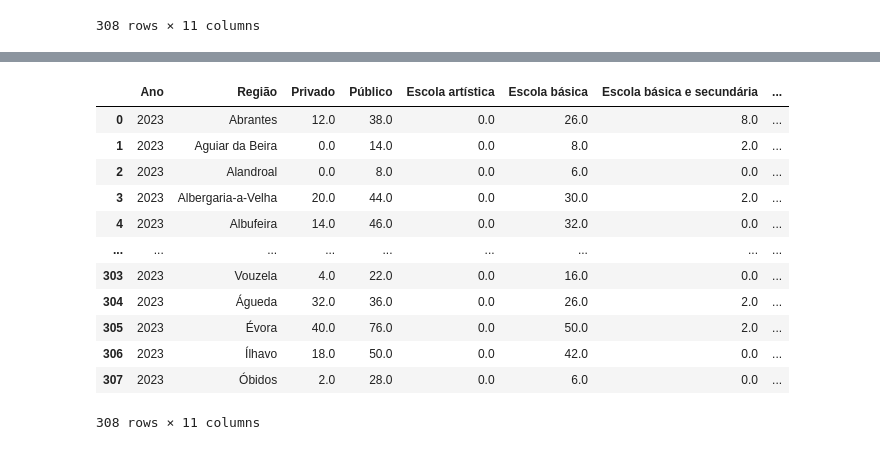
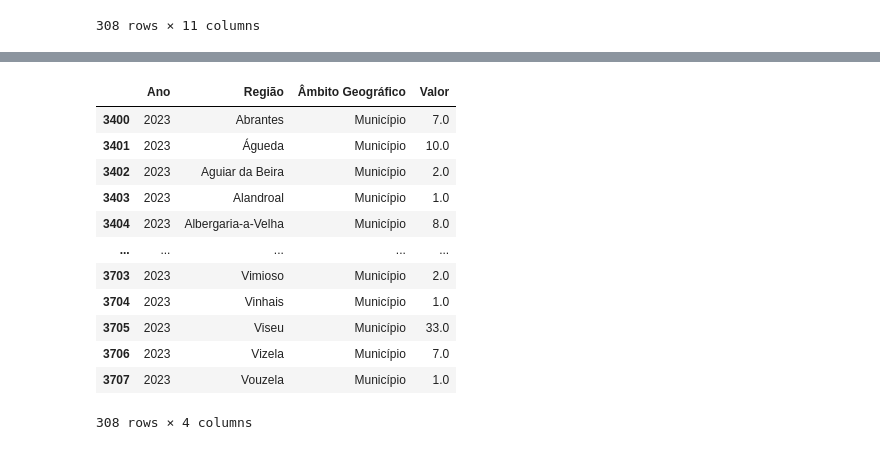
Before and after one commit to johnosd/MPAlugueisLisboa, a Jupyter notebook: src/PordataPt/test_PorData_Process.ipynb, the cells around one changed output, grey strips where cells are left out. Cells and saved outputs as stored; diff of their text form; code cells hidden in the pictures.

```diff
--- a/src/PordataPt/test_PorData_Process.ipynb
+++ b/src/PordataPt/test_PorData_Process.ipynb
@@ -556,16 +1066,18 @@ df_edu_escola_final.rename(columns={'Total_y': 'Total Estabelecimentos'}, inplac
 # %%
-df_edu_escola_final
+df_econ_estabelecimentos_bancos = find_df_by_name(dataframes, '295-estabelecimentos-de-bancos-caixas-economicas-e-caixas')
+df_econ_estabelecimentos_bancos = trata_econ_bancos(df_econ_estabelecimentos_bancos)
+df_econ_estabelecimentos_bancos
 # %% [output]
-|  | Ano | Região | Privado | Público | Escola artística | Escola básica | Escola básica e secundária | ... |
-| 0 | 2023 | Abrantes | 12.0 | 38.0 | 0.0 | 26.0 | 8.0 | ... |
-| 1 | 2023 | Aguiar da Beira | 0.0 | 14.0 | 0.0 | 8.0 | 2.0 | ... |
-| 2 | 2023 | Alandroal | 0.0 | 8.0 | 0.0 | 6.0 | 0.0 | ... |
-| 3 | 2023 | Albergaria-a-Velha | 20.0 | 44.0 | 0.0 | 30.0 | 2.0 | ... |
-| 4 | 2023 | Albufeira | 14.0 | 46.0 | 0.0 | 32.0 | 0.0 | ... |
-| ... | ... | ... | ... | ... | ... | ... | ... | ... |
-| 303 | 2023 | Vouzela | 4.0 | 22.0 | 0.0 | 16.0 | 0.0 | ... |
-| 304 | 2023 | Águeda | 32.0 | 36.0 | 0.0 | 26.0 | 2.0 | ... |
-| 305 | 2023 | Évora | 40.0 | 76.0 | 0.0 | 50.0 | 2.0 | ... |
-| 306 | 2023 | Ílhavo | 18.0 | 50.0 | 0.0 | 42.0 | 0.0 | ... |
-| 307 | 2023 | Óbidos | 2.0 | 28.0 | 0.0 | 6.0 | 0.0 | ... |
+|  | Ano | Região | Âmbito Geográfico | Valor |
+| 3400 | 2023 | Abrantes | Município | 7.0 |
+| 3401 | 2023 | Águeda | Município | 10.0 |
+| 3402 | 2023 | Aguiar da Beira | Município | 2.0 |
+| 3403 | 2023 | Alandroal | Município | 1.0 |
+| 3404 | 2023 | Albergaria-a-Velha | Município | 8.0 |
+| ... | ... | ... | ... | ... |
+| 3703 | 2023 | Vimioso | Município | 2.0 |
+| 3704 | 2023 | Vinhais | Município | 1.0 |
+| 3705 | 2023 | Viseu | Município | 33.0 |
+| 3706 | 2023 | Vizela | Município | 7.0 |
+| 3707 | 2023 | Vouzela | Município | 1.0 |
-308 rows × 11 columns
+308 rows × 4 columns
```
Also changed, not shown: parts of 21 cells of this notebook.
